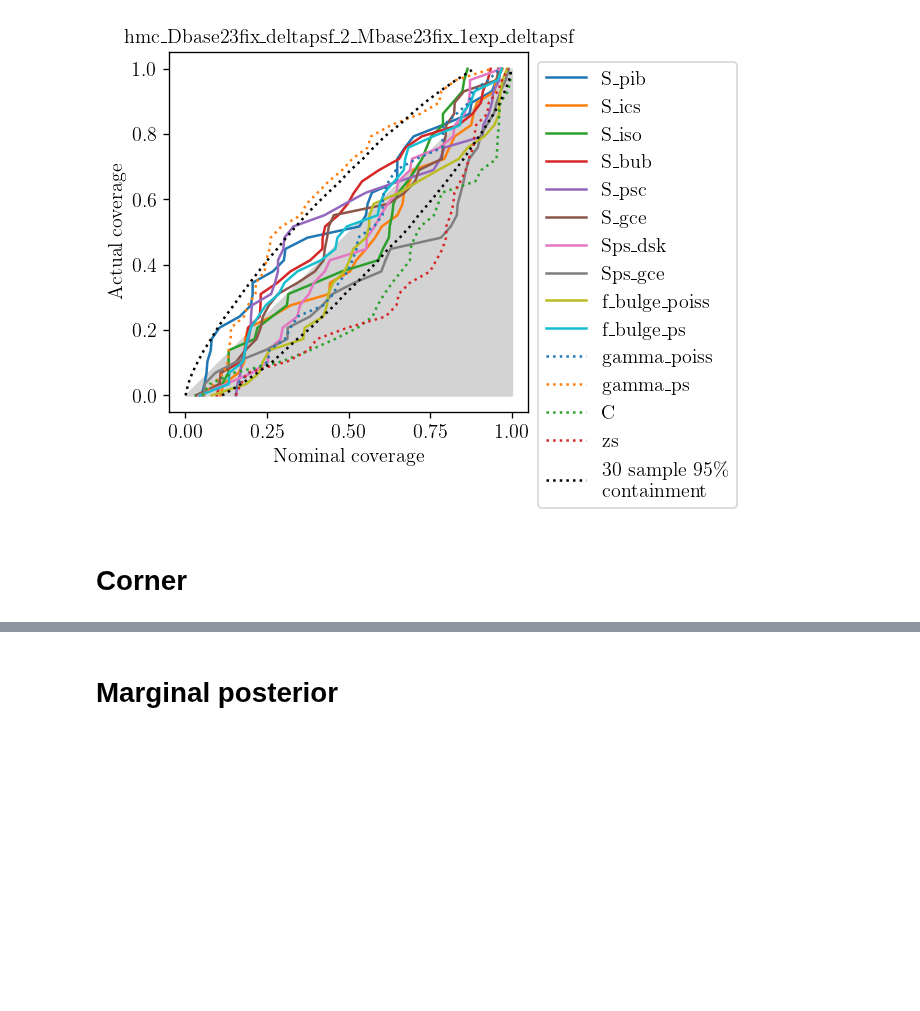
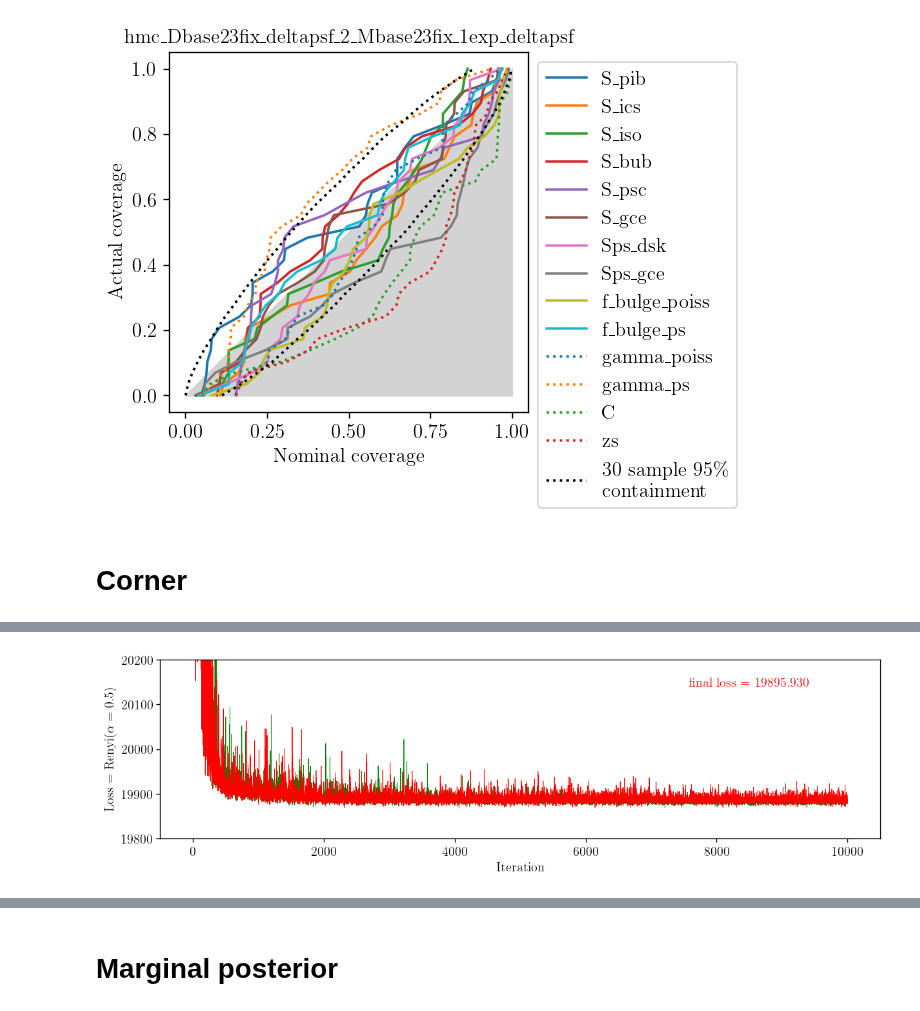
Before and after one commit to smsharma/fermi-prob-prog, a Jupyter notebook: production/view.ipynb, the cells around one changed output, grey strips where cells are left out. Cells and saved outputs as stored; diff of their text form; code cells hidden in the pictures; blank space fills up the shorter version.

Commit message:
renyi tests

```diff
--- a/production/view.ipynb
+++ b/production/view.ipynb
@@ -122,0 +71,18 @@ multi_corner(s_in, labels, point_est=t_in, colors_dict=colors_dict, labels_dict=
+# %%
+config_dict = {
+    '0' : ('../outputs/fit/svi_Dbase23fix_Mbase23fix_7exp_a0.5_lf_expdlr/i0_n50000_ns10000.p', 'g'),
+    '1' : ('../outputs/fit/svi_Dbase23fix_Mbase23fix_7exp_a0.01_lf_expdlr/i0_n50000_ns10000.p', 'r'),
+    # 'SVI1' : ('../outputs/fit/svi_Dbase23fix_Mbase23fix_7exp_a0.2_adamw/i0_n50000_ns10000.p', 'r'),
+}
+fig, ax = plt.subplots(1, 1, figsize=(12, 3))
+for key, (path, color) in config_dict.items():
+    run_name = path.split('/')[-2]
+    losses_name = path[:-2] + '_losses.p'
+    losses = pickle.load(open(losses_name, 'rb'))
+    ax.plot(losses, color=color, lw=0.5)
+
+ax.text(0.9, 0.9, f'final loss = {losses[-1]:.3f}', transform=ax.transAxes, ha='right', va='top', color=color)
+ax.set(ylim=(19800, 20200))
+ax.set(xlabel='Iteration', ylabel=r'Loss = Renyi($\alpha=0.5$)');
+# %% [output]
+[figure, added]
```
Also changed, not shown: parts of 6 cells of this notebook, 4 other files.
